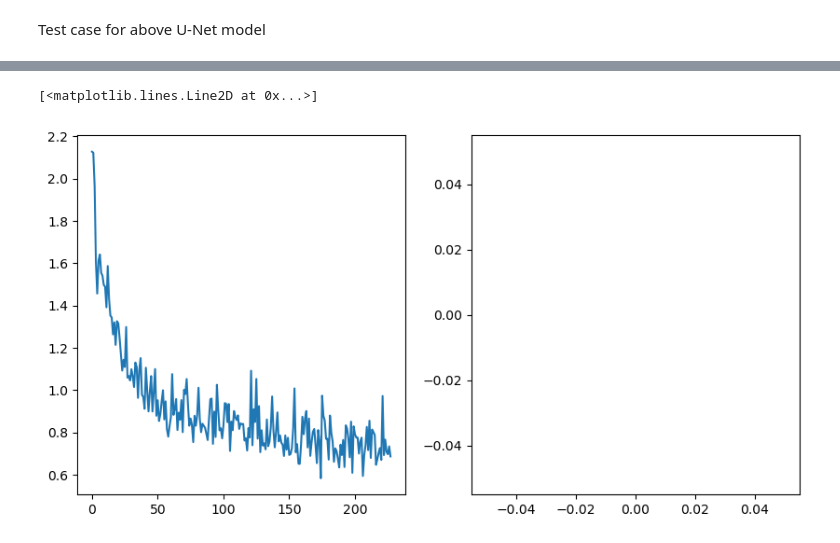
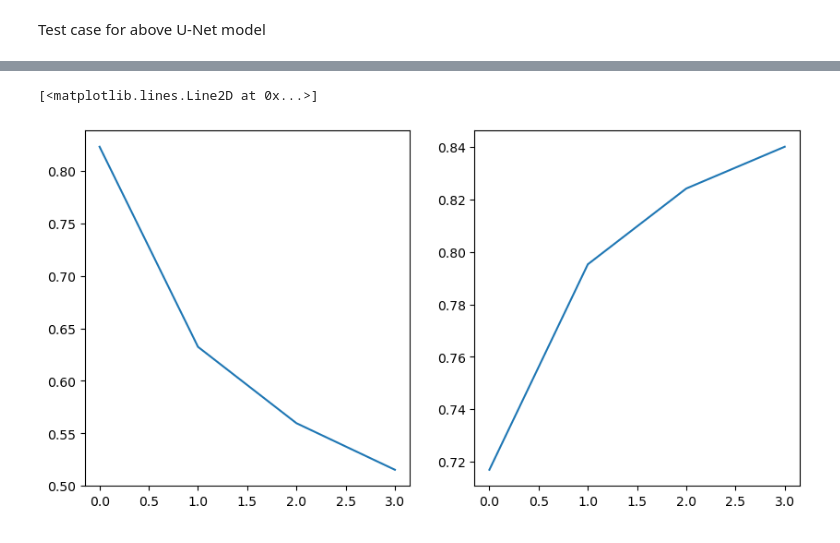
Before and after one commit to yogithmadha/DML_Project_Group_80, a Jupyter notebook: Project-Working.ipynb, the cells around one changed output, grey strips where cells are left out. Saved outputs shown, nothing was run; the diff lists cells and outputs as text; code cells hidden in the pictures.

```diff
--- a/Project-Working.ipynb
+++ b/Project-Working.ipynb
@@ -13,8 +13,8 @@ from torch.utils.data import Dataset
 from torch.utils.data import DataLoader
 from torch import nn
 import torch.optim as optim
-#torch.cuda.is_available()
-device = "cpu"
+torch.cuda.is_available()
+device = "cuda"
 # %%
 idx_to_name = [ 'unlabeled','ego vehicle','rectification border', 'out of roi', 'static', 'dynamic','ground', 'road', 'sidewalk', 'parking', 'rail track', 'building', 'wall', 'fence','guard rail' , 'bridge','tunnel','pole', 'polegroup', 'traffic light', 'traffic sign' ,'vegetation', 'terrain', 'sky' ,'person', 'rider', 'car','truck' ,'bus', 'caravan','trailer', 'train' , 'motorcycle','bicycle','license plate']
 idx_to_category = ["void", "flat", "construction", "object", "nature", "sky", "human", "vehicle"]
@@ -325,18 +391,2 @@ number_of_classes = len(set(name_to_category.values()))
 # %% [markdown]
 Test case for above U-Net model
-# %%
-
-# Example input data
-input_data = torch.randn(3, 3, 256, 256)  # Batch size of 8, 3 channels, 256x256 image
-
-# Instantiate the model
-in_channels = 3  # Adjust based on your input channels
-out_channels = 8  # Adjust based on your output channels
-model = Unet(in_channels, out_channels)
-
-# Forward pass
-output = model(input_data)
-
-# Print shapes of input and output
-print("Shape of input:", input_data.shape)
-print("Shape of output:", output.shape)
@@ -346,6 +459,7 @@ Shape of output: torch.Size([3, 8, 256, 256])
 # %%
 step_losses = []
 epoch_losses = []
+epoch_accuracies = []
 epochs = 4
 model = Unet(3,number_of_classes)
 model = model.to(device)
@@ -375,6 +489,7 @@ for epoch in tqdm(range(epochs)):
         total_pixels += Y.numel()
 
     accuracy = correct_pixels / total_pixels
+    epoch_accuracies.append(accuracy)
     epoch_losses.append(epoch_loss / len(train_dataloader))
     print(f"Epoch {epoch + 1}/{epochs}, Loss: {epoch_loss / len(train_dataloader)}, Accuracy: {accuracy}")
 # %% [output]
@@ -382,7 +500,8 @@ KeyboardInterrupt:
 # %%
-fig, axes = plt.subplots(1, 2, figsize=(10, 5))
-axes[0].plot(step_losses)
-axes[1].plot(epoch_losses)
+fig, axes = plt.subplots(1, 2 , figsize=(10, 5))
+#axes[0].plot(step_losses)
+axes[0].plot(epoch_losses)
+axes[1].plot(epoch_accuracies)
 # %% [output]
 [<matplotlib.lines.Line2D at 0x...>]
-[figure, old version]
+[figure, new version]
```
Also changed, not shown: parts of 12 cells of this notebook.
